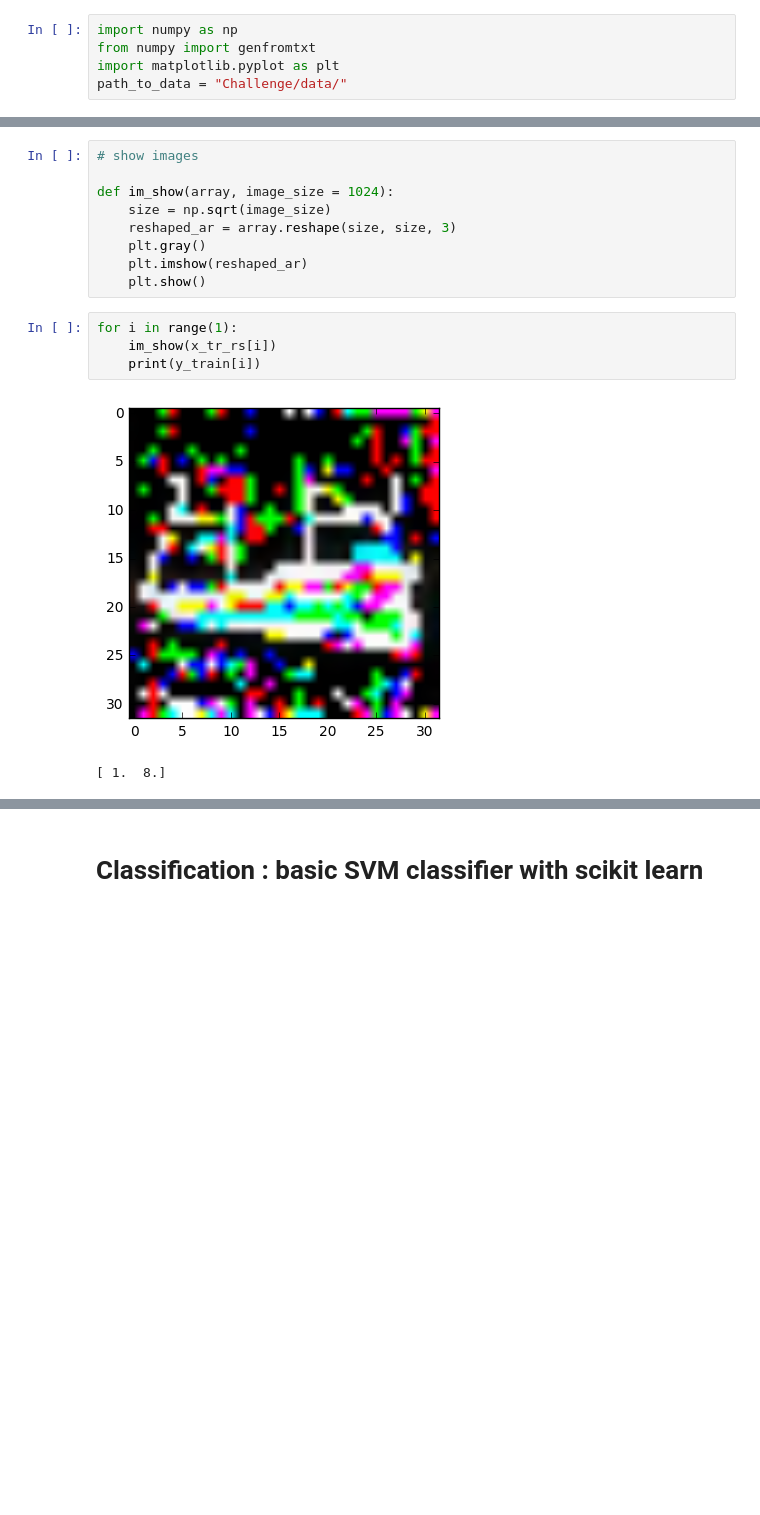
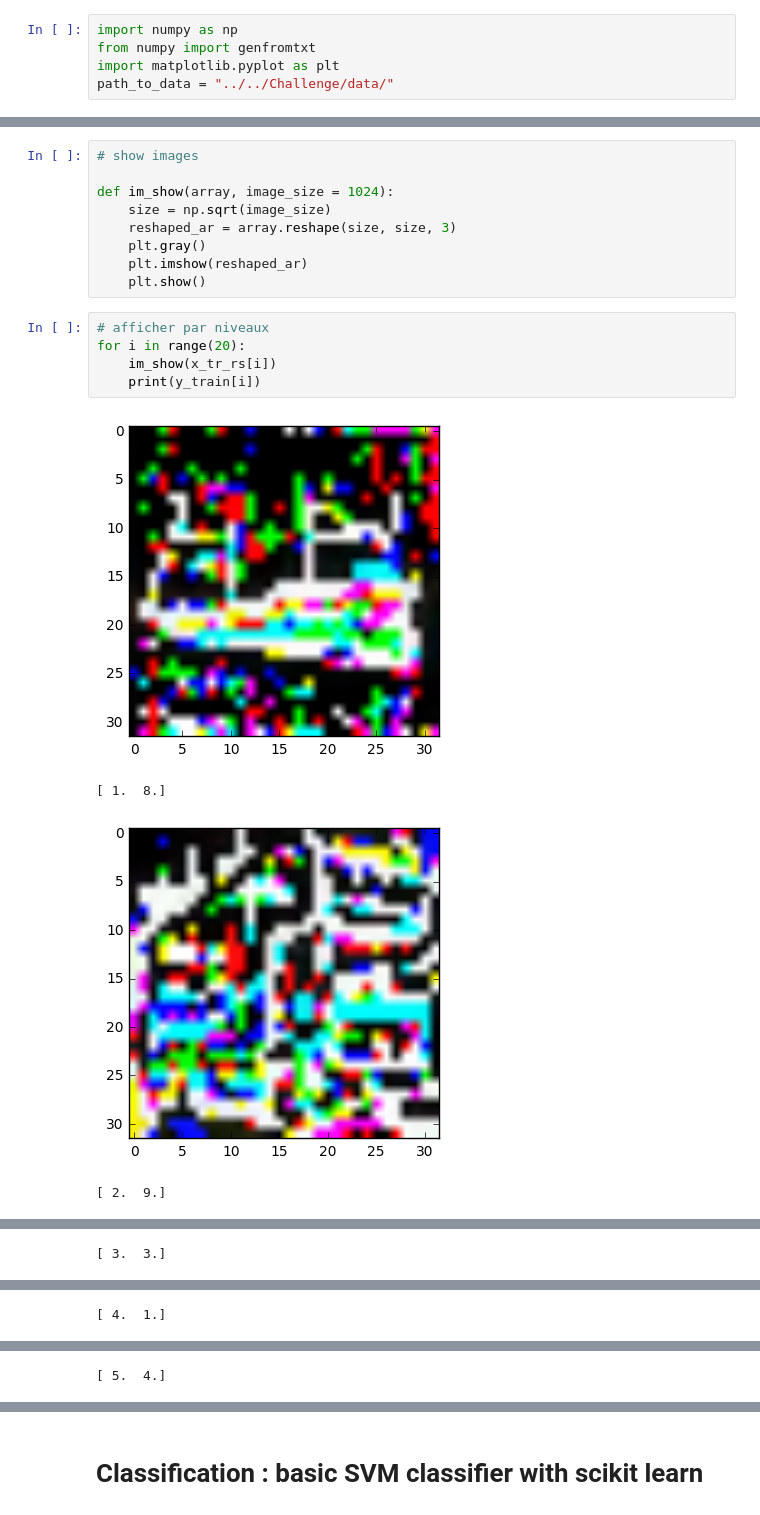
Before and after one commit to ClementFeltin/MVA_Kernel_methods_challenge, a Jupyter notebook: mva_challenge.ipynb, the cells around one changed output, grey strips where cells are left out. Saved outputs shown, nothing was run; the diff lists cells and outputs as text; blank space fills up the shorter version.

```diff
--- a/mva_challenge.ipynb
+++ b/mva_challenge.ipynb
@@ -2,7 +2,7 @@
 import numpy as np
 from numpy import genfromtxt
 import matplotlib.pyplot as plt
-path_to_data = "Challenge/data/"
+path_to_data = "../../Challenge/data/"
 # %%
 x_train = genfromtxt(path_to_data + 'Xtr.csv', delimiter = ',')
 # %%
@@ -30,9 +30,12 @@ def im_show(array, image_size = 1024):
     plt.imshow(reshaped_ar)
     plt.show()
 # %%
-for i in range(1):
+# afficher par niveaux
+for i in range(20):
     im_show(x_tr_rs[i])
     print(y_train[i])
 # %% [output]
 [figure]
 [ 1.  8.]
+[figure, added]
+[ 2.  9.]
@@ -38,0 +43 @@ for i in range(1):
+[ 3.  3.]
@@ -38,0 +45 @@ for i in range(1):
+[ 4.  1.]
@@ -38,0 +47 @@ for i in range(1):
+[ 5.  4.]
```
Also changed, not shown: parts of 2 cells of this notebook.
